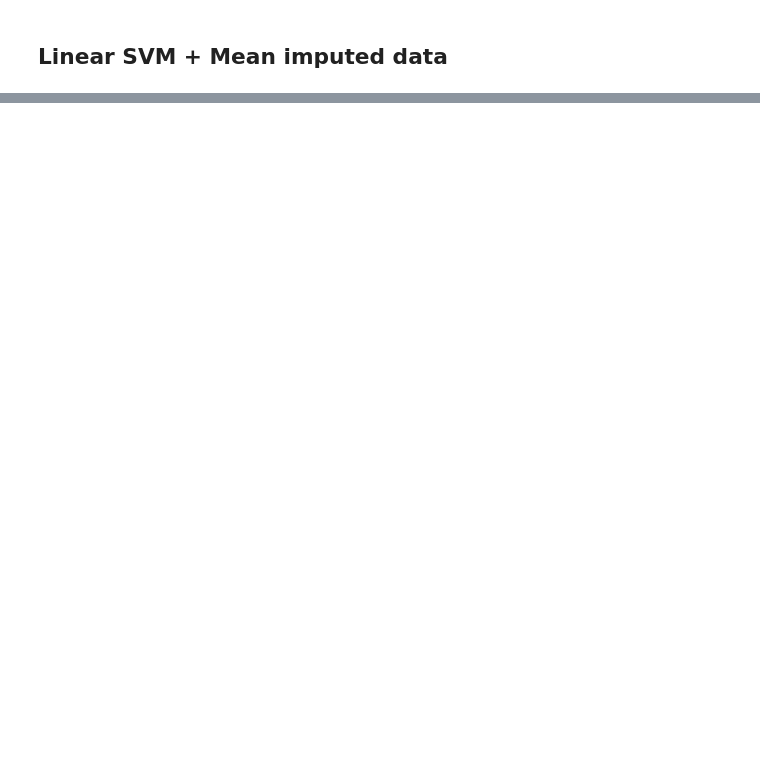
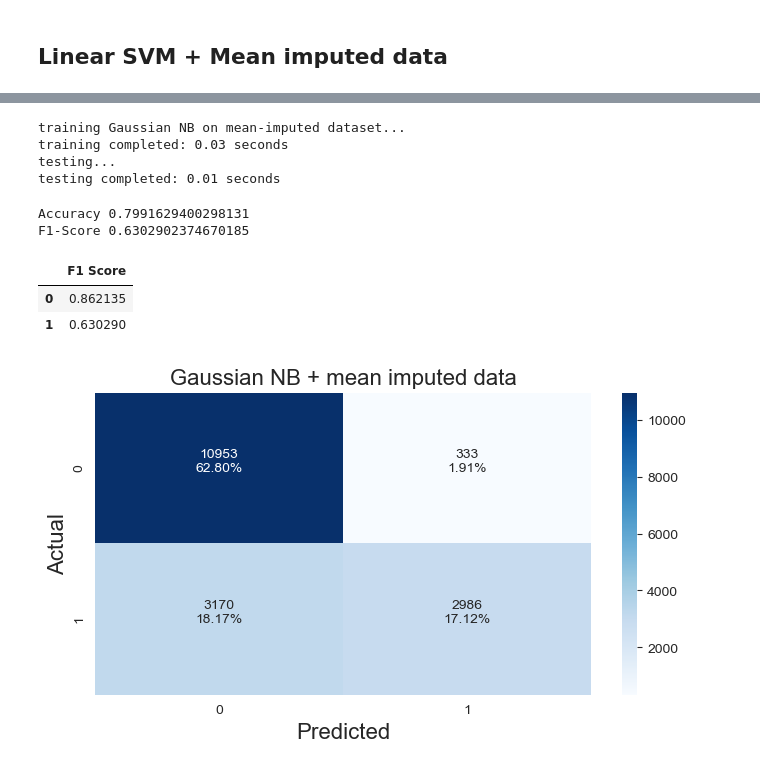
Before and after one commit to leoAshu/phishing-url-detection, a Jupyter notebook: notebooks/main.ipynb, the cells around one changed output, grey strips where cells are left out. Saved outputs shown, nothing was run; the diff lists cells and outputs as text; code cells hidden in the pictures; blank space fills up the shorter version.

```diff
--- a/notebooks/main.ipynb
+++ b/notebooks/main.ipynb
@@ -1122,0 +1181,58 @@ F1-Score 0.8165680473372782
+# %%
+# train and test Naive Bayes classifier
+# Naive Bayes + mean-imputed data
+# instantiate Gaussian Naive Bayes model
+model = GaussianNB()
+
+# training start
+print('training Gaussian NB on mean-imputed dataset...')
+start_time = time.time()
+
+# fit the imputer to the train set
+model.fit(x_mean_train, y_mean_train.values.ravel())
+
+# training end
+end_time = time.time()
+print('training completed:', '{:.2f}'.format(end_time - start_time), 'seconds')
+
+# testing start
+print('testing...')
+start_time = time.time()
+
+# make predictions on validation set
+y_pred = model.predict(x_mean_valid)
+
+# testing end
+end_time = time.time()
+print('testing completed:', '{:.2f}'.format(end_time - start_time), 'seconds')
+# %% [output]
+training Gaussian NB on mean-imputed dataset...
+training completed: 0.03 seconds
+testing...
+testing completed: 0.01 seconds
+# %%
+# results: Gaussian NB + mean-imputed dataset
+# accuracy
+print('Accuracy', accuracy_score(y_mean_valid, y_pred))
+
+# f1 score
+print('F1-Score', f1_score(y_mean_valid, y_pred))
+
+# class label-wise f1 score
+# 0 - Not Phishing
+# 1 - Phishing
+display(pd.DataFrame(np.asarray(f1_score(y_mean_valid, y_pred, average=None)).T, columns=['F1 Score'], index=['0', '1']))
+
+# confusion matrix
+# plot heatmap
+plot_confusion_matrix(
+    confusion_matrix(y_mean_valid.values.ravel(), y_pred),
+    'Gaussian NB + mean imputed data'
+)
+# %% [output]
+Accuracy 0.7991629400298131
+F1-Score 0.6302902374670185
+|  | F1 Score |
+| 0 | 0.862135 |
+| 1 | 0.630290 |
+[figure, added]
```
Also changed, not shown: parts of 17 cells of this notebook.
